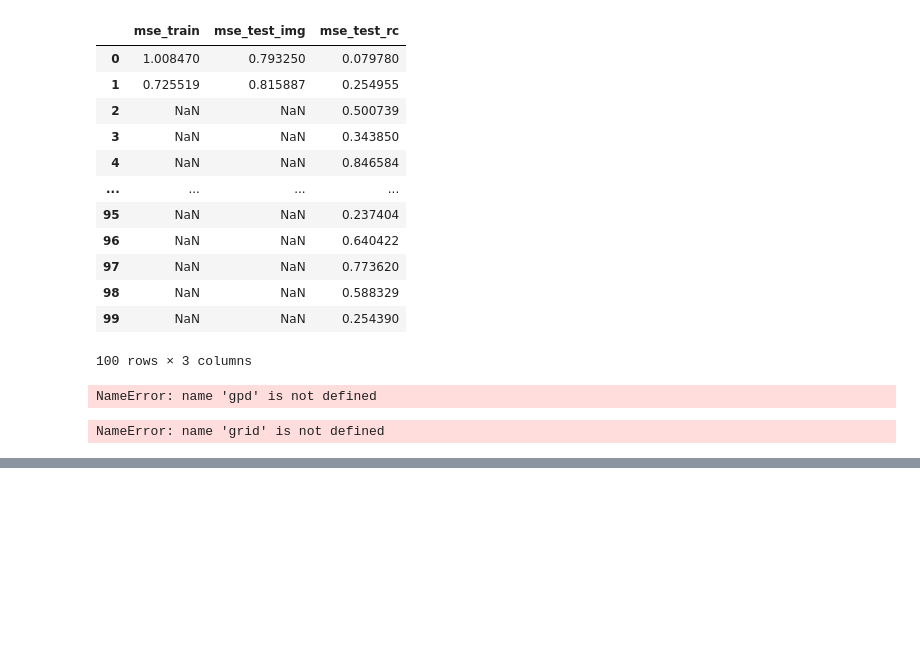
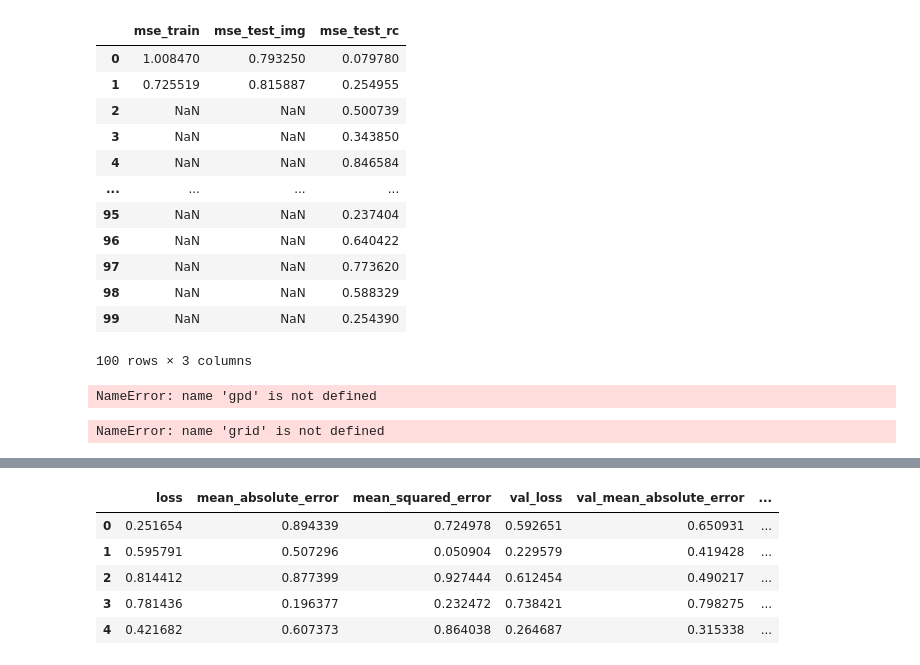
Before and after one commit to Queeno11/Satellite-Imagery-Income-Prediction, a Jupyter notebook: scripts/debug.ipynb, the cells around one changed output, grey strips where cells are left out. Drawn from its saved outputs; the diff is of its cells as text; code cells hidden in the pictures; blank space fills up the shorter version.

```diff
--- a/scripts/debug.ipynb
+++ b/scripts/debug.ipynb
@@ -1,3 +1,28 @@
+# %%
+##############      Configuración      ##############
+import sys
+sys.path.append('..')  # Add the parent directory to the sys.path
+import os
+import pandas as pd
+import seaborn as sns
+import matplotlib.pyplot as plt
+import numpy as np
+from typing import List, Dict
+from dotenv import dotenv_values
+
+pd.set_option("display.max_columns", None)
+try:
+    env = dotenv_values("/mnt/d/Maestría/Tesis/Repo/scripts/globals.env")
+except:
+    env = dotenv_values(r"D:/Maestría/Tesis/Repo/scripts/globals_win.env")
+
+path_proyecto = env["PATH_PROYECTO"]
+path_datain = env["PATH_DATAIN"]
+path_dataout = env["PATH_DATAOUT"]
+path_scripts = env["PATH_SCRIPTS"]
+path_satelites = env["PATH_SATELITES"]
+path_logs = env["PATH_LOGS"]
+path_outputs = env["PATH_OUTPUTS"]
 # %%
 import build_dataset
 import utils
@@ -922,2 +1020,28 @@ labels = [0] * len(files)
+# %%
+    for epoch in range(n_epochs):
+
+        print("Epoch", epoch)
+
+        model = keras.models.load_model(f"{path_dataout}/models_by_epoch/{savename}/{savename}_{epoch}")  # load the model from file
+        store_dict = {"loss":[],"mean_absolute_error":[],"mean_squared_error":[],"val_loss":[],"val_mean_absolute_error":[],"val_mean_squared_error":[]}
+
+        losses = model.evaluate(train_dataset, steps=2) #10000 * sample_size / batch_size)
+        store_dict["loss"] += [losses[0]]
+        store_dict["mean_absolute_error"] += [losses[1]]
+        store_dict["mean_squared_error"] += [losses[2]]
+        print("Train MSE:", losses[2])
+
+        losses = model.evaluate(test_dataset, steps=2)
+        store_dict["val_loss"] += [losses[0]]
+        store_dict["val_mean_absolute_error"] += [losses[1]]
+        store_dict["val_mean_squared_error"] += [losses[2]]
+        print("Test MSE:", losses[2])
+# %% [output]
+|  | loss | mean_absolute_error | mean_squared_error | val_loss | val_mean_absolute_error | ... |
+| 0 | 0.251654 | 0.894339 | 0.724978 | 0.592651 | 0.650931 | ... |
+| 1 | 0.595791 | 0.507296 | 0.050904 | 0.229579 | 0.419428 | ... |
+| 2 | 0.814412 | 0.877399 | 0.927444 | 0.612454 | 0.490217 | ... |
+| 3 | 0.781436 | 0.196377 | 0.232472 | 0.738421 | 0.798275 | ... |
+| 4 | 0.421682 | 0.607373 | 0.864038 | 0.264687 | 0.315338 | ... |
 # %%
 dataset = tf.data.Dataset.from_tensor_slices((files, labels))
```
Also changed, not shown: parts of 16 cells of this notebook.
